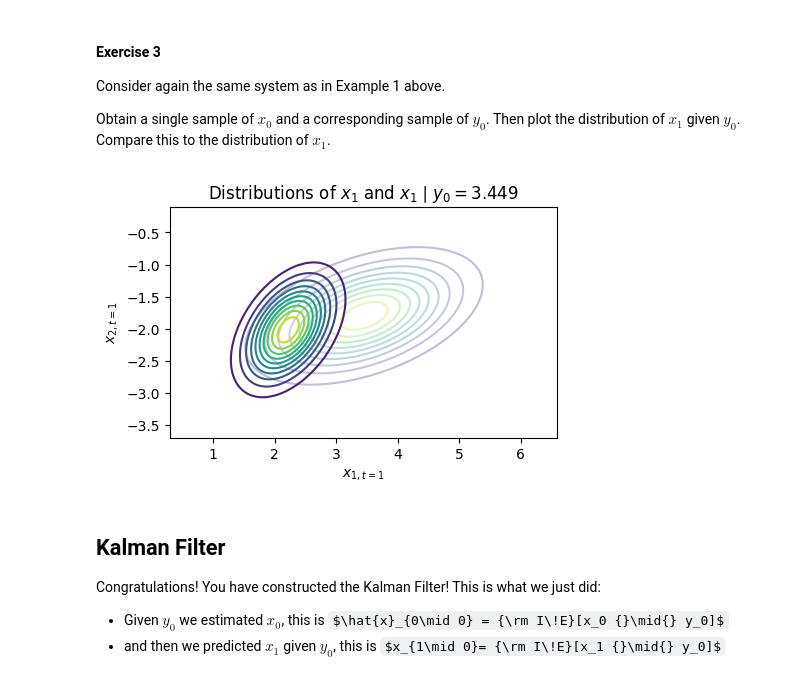
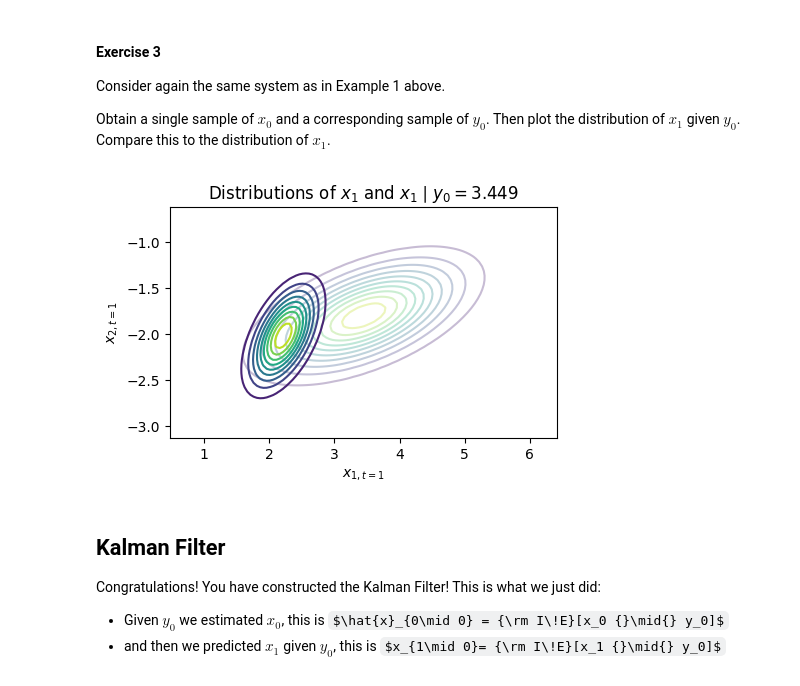
Before and after one commit to Gijinkstra/EstimationTheoryNotebooks, a Jupyter notebook: 2_kalman/2_kalman_basic.ipynb, the cells around one changed output. Saved outputs shown, nothing was run; the diff lists cells and outputs as text; code cells hidden in the pictures; some formulas as TeX source.

```diff
--- a/2_kalman/2_kalman_basic.ipynb
+++ b/2_kalman/2_kalman_basic.ipynb
@@ -320,31 +320,31 @@ Consider again the same system as in Example 1 above.
 Obtain a single sample of $x_0$ and a corresponding sample of $y_0$. Then plot the distribution of $x_1$ given $y_0$. Compare this to the distribution of $x_1$.
 # %%
 A = np.array([[0.75, 0.3], [-0.2, 0.8]])
-Q = np.array([[0.1, 0.05], [0.05, 0.15]])
+Q = np.array([[0.01, 0.002], [0.01, 0.02]])
 
 # Here we sample x0 and y0
 x0_sample = np.random.multivariate_normal(x0_mean, x0_var, 1).T # sample of x0
 v0_sample = np.random.normal(0, np.sqrt(R), 1)
 y0_sample = C @ x0_sample + v0_sample
 
 # This is the conditional expectation of x0 given the measurement of y0
 x0_given_y0 = cond_exp_x0_given_y0(y0_sample[0])
 
 # We now predict x1 given y0
 x1_given_y0_mean = A @ x0_given_y0 # cond. exp. of x1 given y0
 x1_given_y0_var = A @ x0_given_y0_var @ A.T + Q # cond. variance of x1 given y0
 
 x1_mean = A @ x0_mean # unconditional expactation of x1 (see 1_gauss_markov.ipynb)
 x1_var = A @ x0_var @ A.T + Q # unconditional variance of x1 (see 1_gauss_markov.ipynb)
 
 plt.figure(figsize=(5, 3))
 plot_2d_normal_pdf(x1_mean, x1_var, alpha=0.3) # unconditional
 plot_2d_normal_pdf(x1_given_y0_mean, x1_given_y0_var) # conditional (given y0)
 plt.title(f'Distributions of $x_1$ and $x_1 \\mid y_0={y0_sample[0,0]:.3f}$')
 plt.xlabel('$x_{1, t=1}$'); plt.ylabel('$x_{2, t=1}$')
 plt.show()
 # %% [output]
-[figure, old version]
+[figure, new version]
 # %% [markdown]
  ## Kalman Filter
 
```
Also changed, not shown: parts of 4 cells of this notebook, 2 other files.
